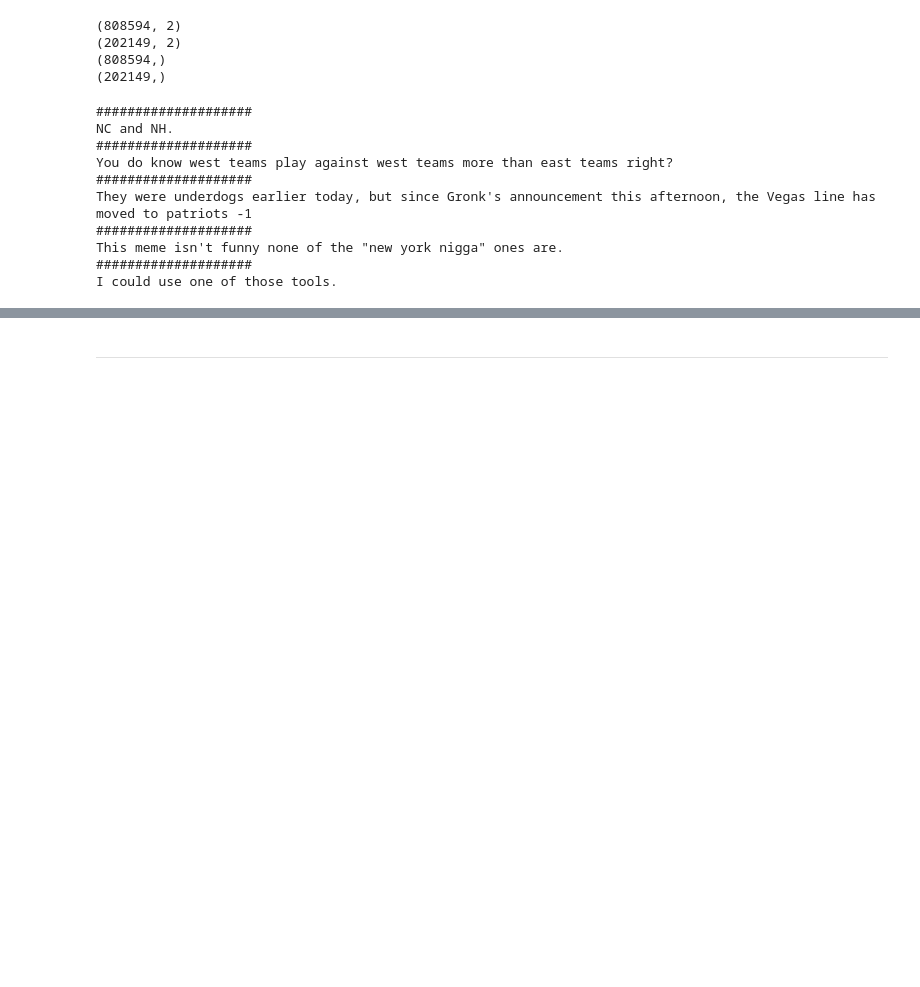
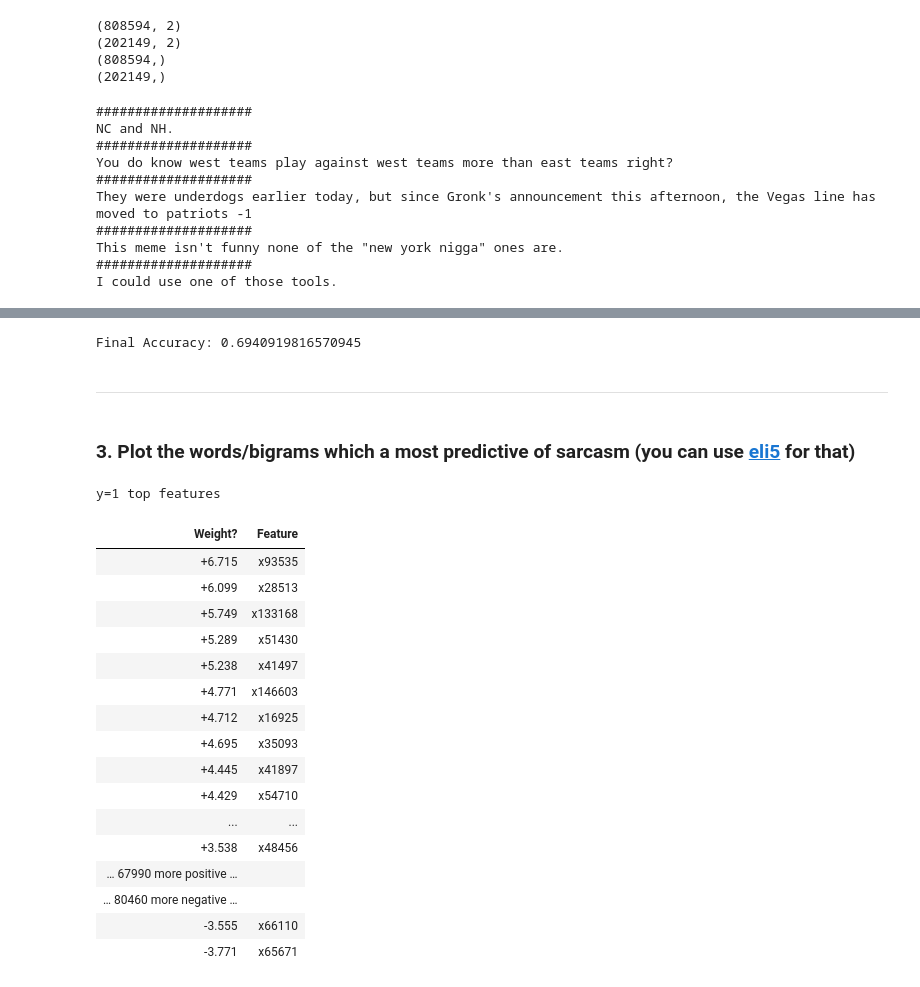
Before and after one commit to solfontan/DS_PT_09_2023, a Jupyter notebook: Machine_Learning/6-NLP/NLTK&CountVectorizer/ejercicios/sarcasm-detection.ipynb, the cells around one changed output, grey strips where cells are left out. Cells and saved outputs as stored; diff of their text form; code cells hidden in the pictures; blank space fills up the shorter version.

```diff
--- a/Machine_Learning/6-NLP/NLTK&CountVectorizer/ejercicios/sarcasm-detection.ipynb
+++ b/Machine_Learning/6-NLP/NLTK&CountVectorizer/ejercicios/sarcasm-detection.ipynb
@@ -216,5 +214,2 @@ df.to_csv('./prof/dataset.csv', index=False)
 # %% [markdown]
 ### Análisis exploratorio de datos
-# %%
-df = pd.read_csv('./prof/dataset.csv')
-df.head(2)
@@ -422,2 +286,39 @@ Stop words eliminadas: 145
+# %%
+from sklearn.preprocessing import MinMaxScaler
+# Inicializar y ajustar MinMaxScaler a los datos de entrenamiento
+scaler = MinMaxScaler()
+scaler.fit(x_train['score'].values.reshape(-1, 1))
+
+# Transformar la columna "score" en los conjuntos de entrenamiento y prueba
+score_train_scaled = scaler.transform(x_train['score'].values.reshape(-1, 1))
+score_test_scaled = scaler.transform(x_test['score'].values.reshape(-1, 1))
+# %%
+from sklearn.feature_extraction.text import TfidfVectorizer
+from sklearn.linear_model import LogisticRegression
+from sklearn.model_selection import GridSearchCV
+from sklearn.metrics import accuracy_score
+import eli5
+from scipy.sparse import hstack
+
+# Inicializar y ajustar el TfidfVectorizer
+tfidf_vectorizer = TfidfVectorizer()
+tfidf_vectorizer.fit(x_train['comment'])
+X_train = tfidf_vectorizer.transform(x_train['comment'])
+X_test = tfidf_vectorizer.transform(x_test['comment'])
+# %%
+# Concatenar las características extraídas del texto con la columna "score" escalada
+X_train_with_score_scaled = hstack((X_train, score_train_scaled))
+X_test_with_score_scaled = hstack((X_test, score_test_scaled))
+
+# Entrenar el modelo Logistic Regression
+lr = LogisticRegression()
+params = {'C': [0.01, 0.5]}
+grid = GridSearchCV(lr, params, cv=5)
+grid.fit(X_train_with_score_scaled, y_train)
+
+# Evaluar el modelo en el conjunto de prueba y mostrar la precisión
+print("Final Accuracy:", accuracy_score(y_test, grid.best_estimator_.predict(X_test_with_score_scaled)))
+# %% [output]
+Final Accuracy: 0.6940919816570945
 # %% [markdown]
 ************
@@ -472,0 +325,24 @@ train_model(X, X_test)
+# %% [markdown]
+### 3. Plot the words/bigrams which a most predictive of sarcasm (you can use [eli5](https://github.com/TeamHG-Memex/eli5) for that)
+# %%
+# Mostrar los pesos de las características utilizando el mejor estimador
+eli5.show_weights(grid.best_estimator_)
+# %% [output]
+y=1 top features
+| Weight? | Feature |
+| +6.715 | x93535 |
+| +6.099 | x28513 |
+| +5.749 | x133168 |
+| +5.289 | x51430 |
+| +5.238 | x41497 |
+| +4.771 | x146603 |
+| +4.712 | x16925 |
+| +4.695 | x35093 |
+| +4.445 | x41897 |
+| +4.429 | x54710 |
+| ... | ... |
+| +3.538 | x48456 |
+| … 67990 more positive … |  |
+| … 80460 more negative … |  |
+| -3.555 | x66110 |
+| -3.771 | x65671 |
```
Also changed, not shown: parts of 17 cells of this notebook.
